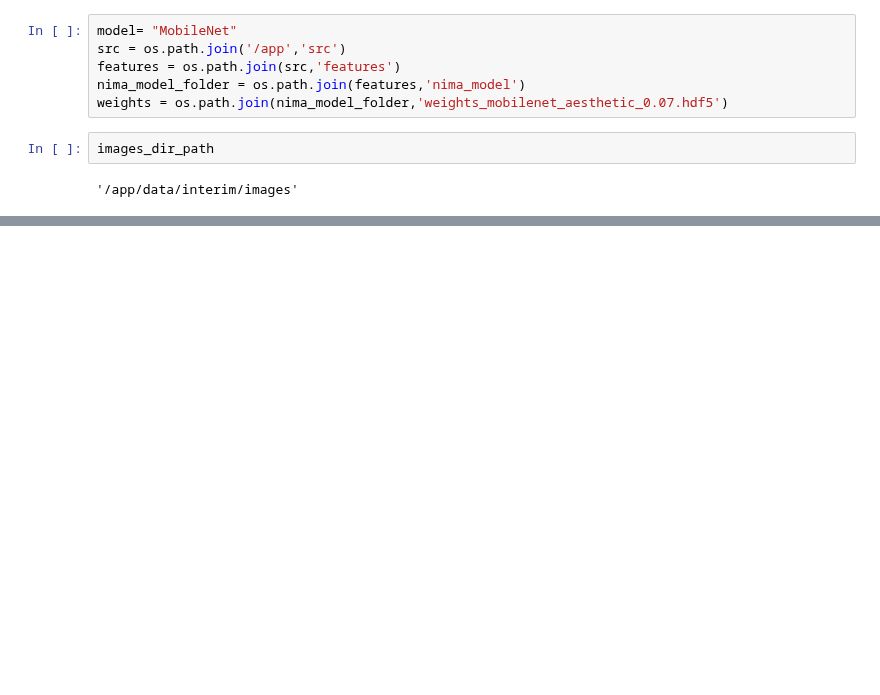
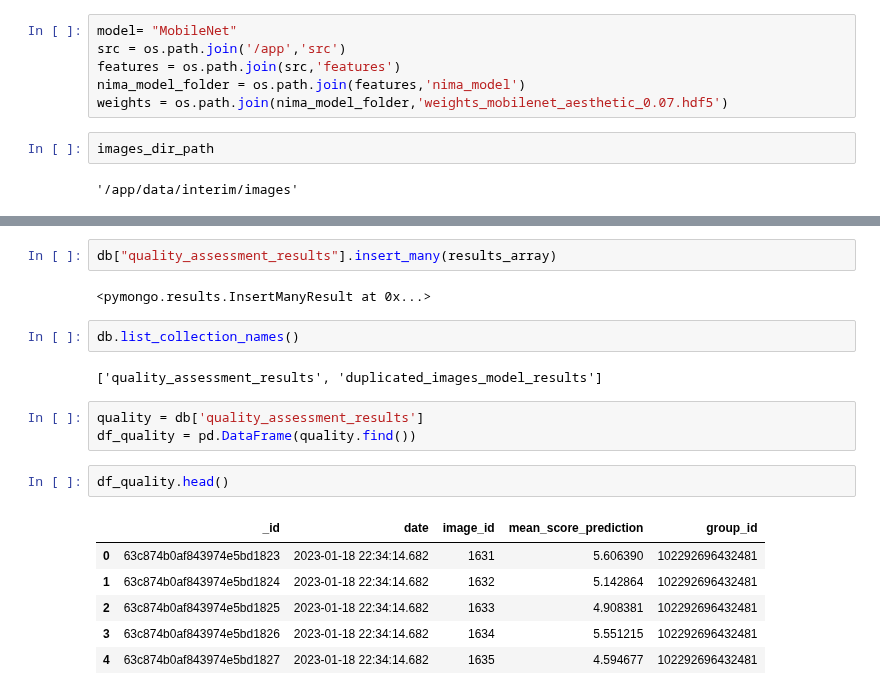
Before and after one commit to henchaves/image-quality-assessment, a Jupyter notebook: services/ai/notebooks/1.0-hsd-get_quality_images.ipynb, the cells around one changed output, grey strips where cells are left out. Cells and saved outputs as stored; diff of their text form; blank space fills up the shorter version.

```diff
--- a/services/ai/notebooks/1.0-hsd-get_quality_images.ipynb
+++ b/services/ai/notebooks/1.0-hsd-get_quality_images.ipynb
@@ -161,0 +217,20 @@ Length: 365, dtype: int64
+# %%
+db["quality_assessment_results"].insert_many(results_array)
+# %% [output]
+<pymongo.results.InsertManyResult at 0x...>
+# %%
+db.list_collection_names()
+# %% [output]
+['quality_assessment_results', 'duplicated_images_model_results']
+# %%
+quality = db['quality_assessment_results']
+df_quality = pd.DataFrame(quality.find())
+# %%
+df_quality.head()
+# %% [output]
+|  | _id | date | image_id | mean_score_prediction | group_id |
+| 0 | 63c874b0af843974e5bd1823 | 2023-01-18 22:34:14.682 | 1631 | 5.606390 | 102292696432481 |
+| 1 | 63c874b0af843974e5bd1824 | 2023-01-18 22:34:14.682 | 1632 | 5.142864 | 102292696432481 |
+| 2 | 63c874b0af843974e5bd1825 | 2023-01-18 22:34:14.682 | 1633 | 4.908381 | 102292696432481 |
+| 3 | 63c874b0af843974e5bd1826 | 2023-01-18 22:34:14.682 | 1634 | 5.551215 | 102292696432481 |
+| 4 | 63c874b0af843974e5bd1827 | 2023-01-18 22:34:14.682 | 1635 | 4.594677 | 102292696432481 |
```
Also changed, not shown: parts of 16 cells of this notebook.
